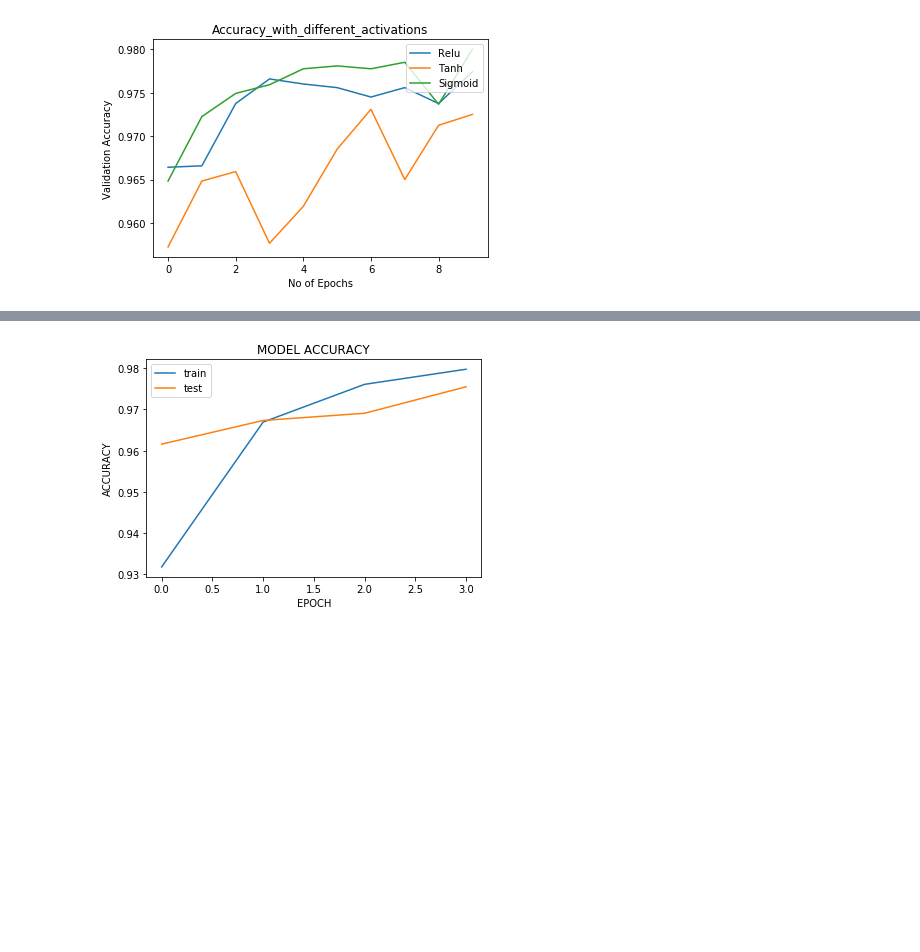
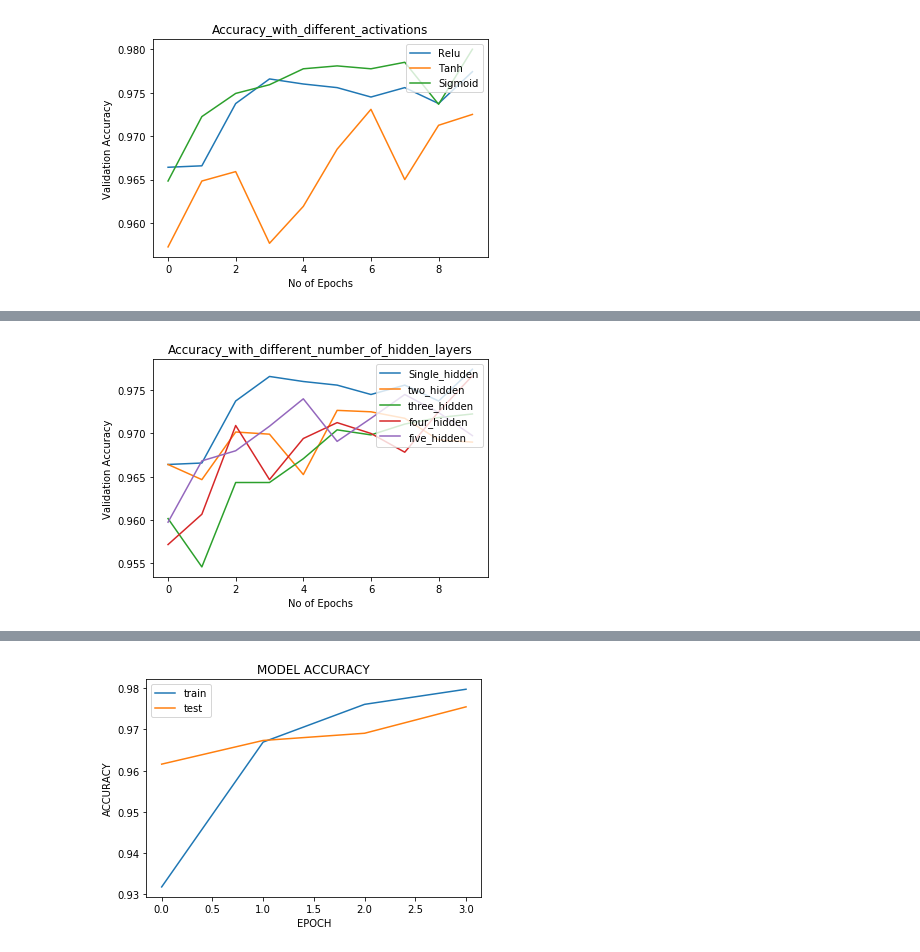
Before and after one commit to Gurupradeep/Artificial-Intelligence, a Jupyter notebook: Assignment1/Notebooks/Simple Neural Network for MNIST.ipynb, the cells around one changed output, grey strips where cells are left out. Saved outputs shown, nothing was run; the diff lists cells and outputs as text; code cells hidden in the pictures; blank space fills up the shorter version.

```diff
--- a/Assignment1/Notebooks/Simple Neural Network for MNIST.ipynb
+++ b/Assignment1/Notebooks/Simple Neural Network for MNIST.ipynb
@@ -619,0 +825,3 @@ pylab.show()
+# %%
+two_hidden = pd.read_csv('MNIST_model_784_two_hidden.csv')
+two_hidden
@@ -619,0 +840,3 @@ pylab.show()
+# %%
+three_hidden = pd.read_csv('MNIST_model_784_three_hidden.csv')
+three_hidden
@@ -619,0 +855,3 @@ pylab.show()
+# %%
+four_hidden = pd.read_csv('MNIST_model_784_four_hidden.csv')
+four_hidden
@@ -619,0 +870,3 @@ pylab.show()
+# %%
+five_hidden = pd.read_csv('MNIST_model_784_five_hidden.csv')
+five_hidden
@@ -619,0 +885,14 @@ pylab.show()
+# %%
+pylab.plot(relu['epoch'],relu['val_acc'],label = 'Single_hidden')
+pylab.plot(two_hidden['epoch'], two_hidden['val_acc'],label = 'two_hidden')
+pylab.plot(three_hidden['epoch'],three_hidden['val_acc'],label = 'three_hidden')
+pylab.plot(four_hidden['epoch'], four_hidden['val_acc'],label = 'four_hidden')
+pylab.plot(five_hidden['epoch'],five_hidden['val_acc'],label = 'five_hidden')
+figure = pylab.legend(loc = 'upper right')
+pylab.xlabel("No of Epochs")
+pylab.ylabel("Validation Accuracy")
+plt.title('Accuracy_with_different_number_of_hidden_layers')
+pylab.savefig("Accuracy_with_different_number_of_hidden_layers")
+pylab.show()
+# %% [output]
+[figure, added]
```
Also changed, not shown: parts of 26 cells of this notebook.
